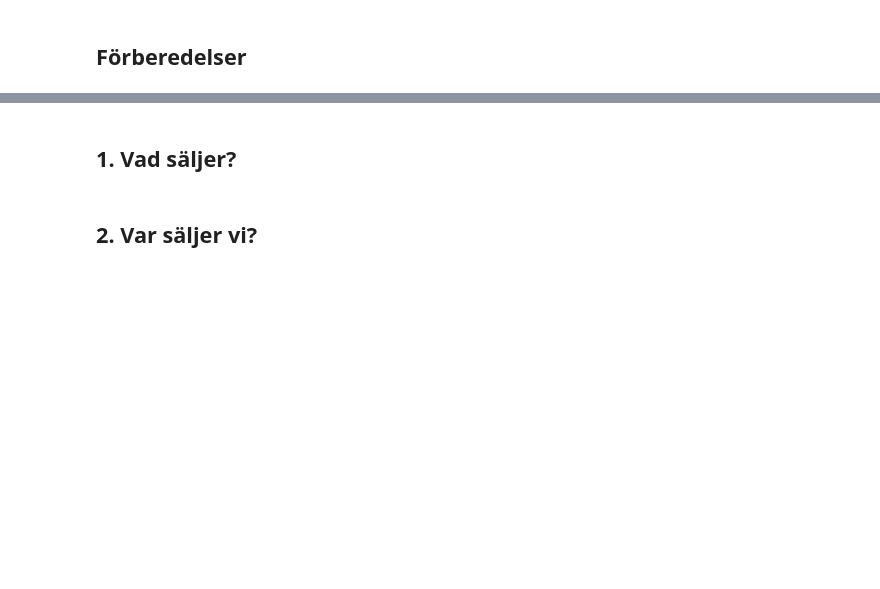
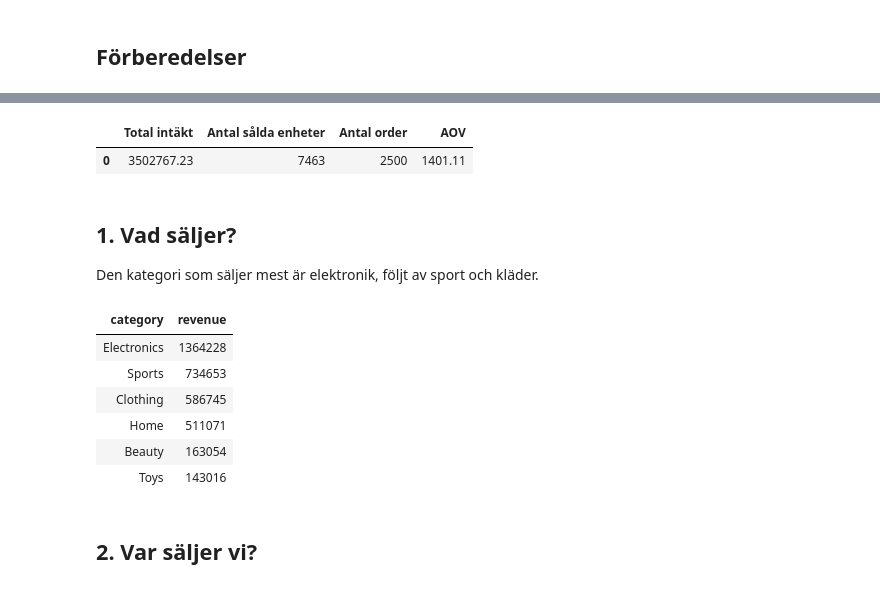
Before and after one commit to jmsedl22/grupp-2-ehandel, a Jupyter notebook: notebook/ecommerce_sales.ipynb, the cells around one changed output, grey strips where cells are left out. Drawn from its saved outputs; the diff is of its cells as text; code cells hidden in the pictures; blank space fills up the shorter version.

```diff
--- a/notebook/ecommerce_sales.ipynb
+++ b/notebook/ecommerce_sales.ipynb
@@ -39,13 +56,25 @@ display(pd.DataFrame([summary]).rename(columns={
     "total_revenue": "Total intäkt",
     "total_units": "Antal sålda enheter",
     "order_count": "Antal order",
-    "aov": "AOV",
+    "aov": "AOV"
 }).round(2))
+# %% [output]
+|  | Total intäkt | Antal sålda enheter | Antal order | AOV |
+| 0 | 3502767.23 | 7463 | 2500 | 1401.11 |
 # %% [markdown]
 ## 1. Vad säljer?
+Den kategori som säljer mest är elektronik, följt av sport och kläder.
 # %%
 category_revenue = analyzer.revenue_by_category()
-display(category_revenue)
+display(category_revenue.style.format({"revenue" : "{:.0f}"}).hide(axis="index"))
+# %% [output]
+| category | revenue |
+| Electronics | 1364228 |
+| Sports | 734653 |
+| Clothing | 586745 |
+| Home | 511071 |
+| Beauty | 163054 |
+| Toys | 143016 |
 # %% [markdown]
 ## 2. Var säljer vi?
 # %%
```
Also changed, not shown: parts of 12 cells of this notebook.
